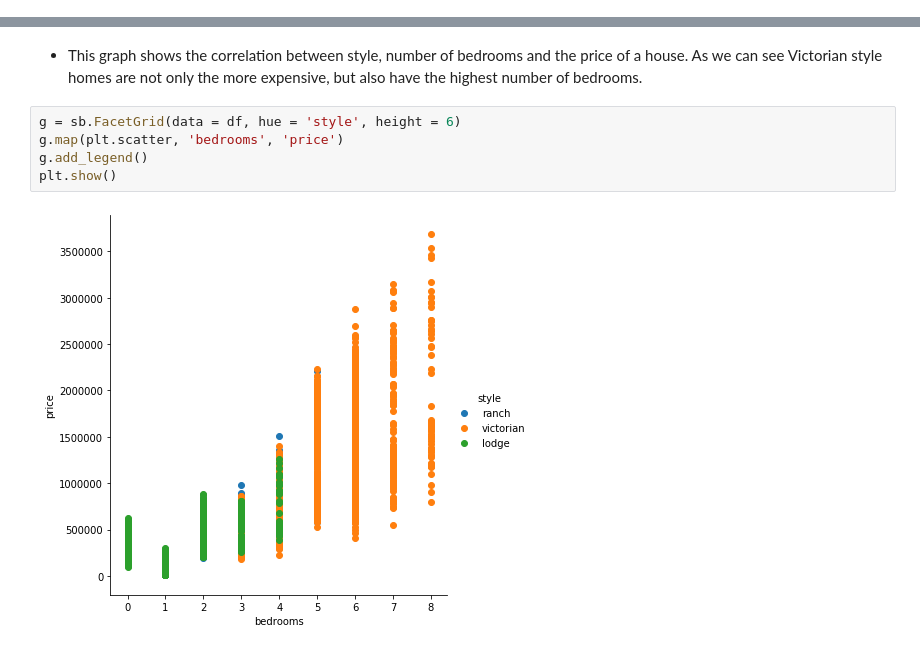
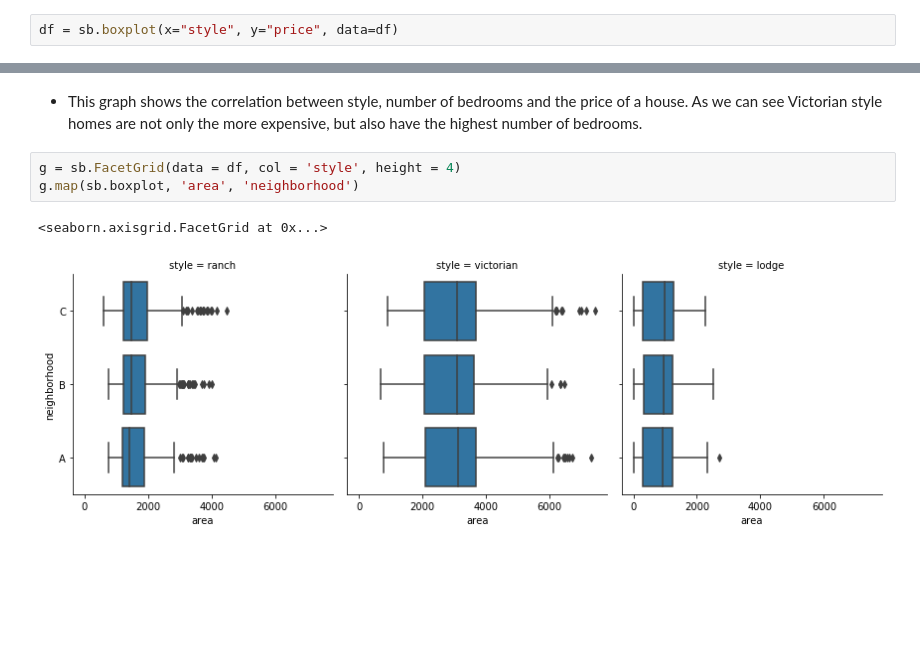
Before and after one commit to Nicoya1972/Data-Visualization, a Jupyter notebook: Data_Visualization.ipynb, the cells around one changed output, grey strips where cells are left out. Cells and saved outputs as stored; diff of their text form; blank space fills up the shorter version.

```diff
--- a/Data_Visualization.ipynb
+++ b/Data_Visualization.ipynb
@@ -119,0 +111,2 @@ plt.legend(['Data'], loc='upper right');
+# %%
+df = sb.boxplot(x="style", y="price", data=df)
@@ -148,9 +143,8 @@ plt.show()
 # %% [markdown]
 - This graph shows the correlation between style, number of bedrooms and the price of a house.  As we can see Victorian style homes are not only the more expensive, but also have the highest number of bedrooms.
 # %%
-g = sb.FacetGrid(data = df, hue = 'style', height = 6)
-g.map(plt.scatter, 'bedrooms', 'price')
-g.add_legend()
-plt.show()
+g = sb.FacetGrid(data = df, col = 'style', height = 4)
+g.map(sb.boxplot, 'area', 'neighborhood')
 # %% [output]
+<seaborn.axisgrid.FacetGrid at 0x...>
-[figure, old version]
+[figure, new version]
```
Also changed, not shown: parts of 5 cells of this notebook, 4 other files.
